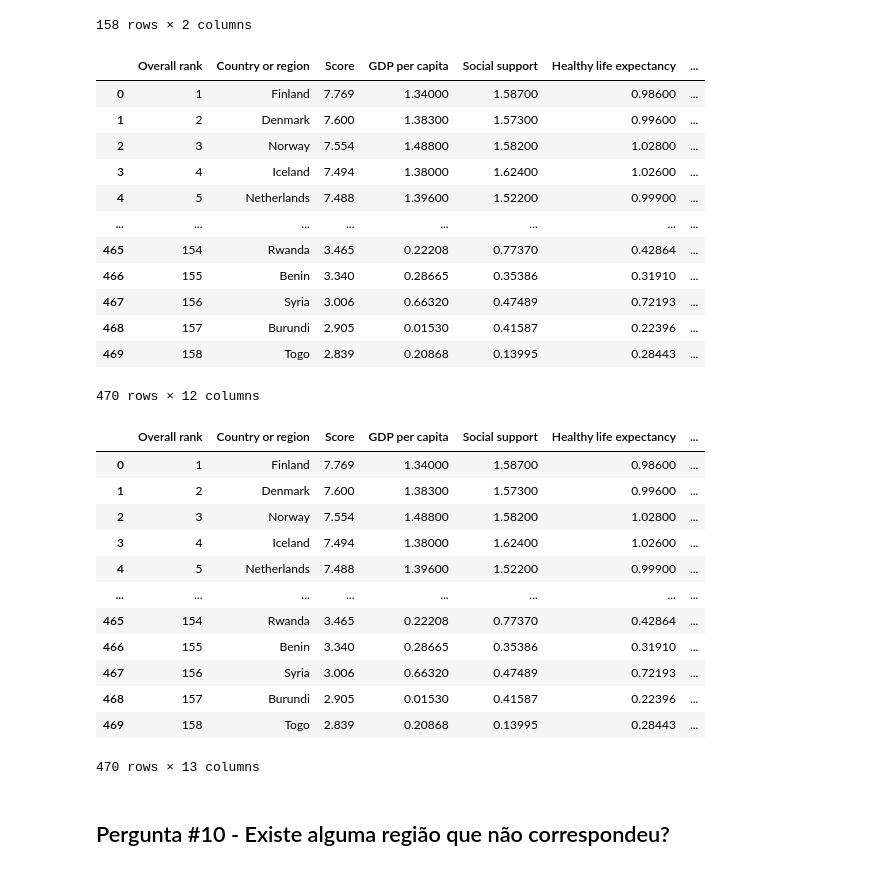
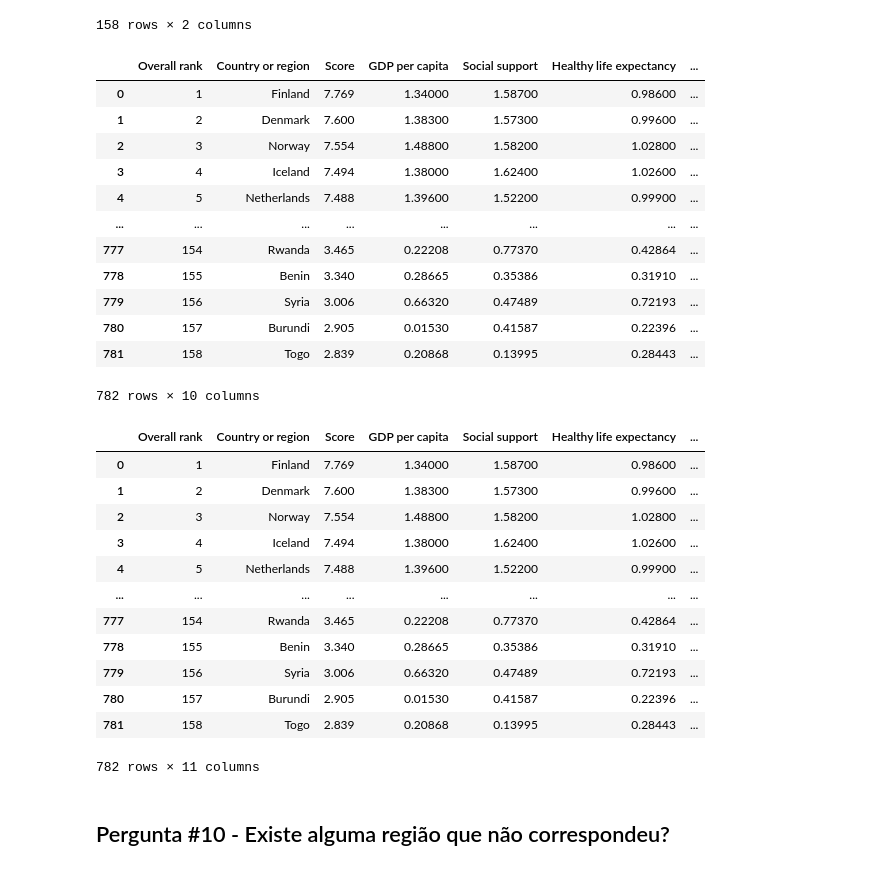
Before and after one commit to Gastaldl/Analise-do-Ranking-dos-Paises-Em-Felicidade, a Jupyter notebook: Projeto Pandas World Happiness Data.ipynb, the cells around one changed output. Cells and saved outputs as stored; diff of their text form; code cells hidden in the pictures.

```diff
--- a/Projeto Pandas World Happiness Data.ipynb
+++ b/Projeto Pandas World Happiness Data.ipynb
@@ -589,0 +680,3 @@ df_19_18_15
+# %%
+dfs["2017"].columns = colunas_novas_2017
+dfs["2017"].head(1)
@@ -589,0 +686,3 @@ df_19_18_15
+# %%
+df_principal = pd.concat([dfs["2019"], dfs["2018"], dfs["2017"], dfs["2016"], dfs["2015"]], ignore_index = True)
+df_principal
@@ -589,0 +703,3 @@ df_19_18_15
+# %%
+df_principal = df_principal.drop(columns=["Whisker.high", "Whisker.low", "Family", "Dystopia Residual", "Lower Confidence Interval", "Upper Confidence Interval", "Standard Error"])
+df_principal
@@ -608,21 +754,21 @@ map_regiao_df
 | 157 | Togo | Sub-Saharan Africa |
 158 rows × 2 columns
 # %%
-df_19_18_15 = df_19_18_15.drop(columns=["Region"])
+df_principal = df_principal.drop(columns=["Region"])
 # %%
-df_19_18_15
+df_principal
 # %% [output]
 |  | Overall rank | Country or region | Score | GDP per capita | Social support | Healthy life expectancy | ... |
 | 0 | 1 | Finland | 7.769 | 1.34000 | 1.58700 | 0.98600 | ... |
 | 1 | 2 | Denmark | 7.600 | 1.38300 | 1.57300 | 0.99600 | ... |
 | 2 | 3 | Norway | 7.554 | 1.48800 | 1.58200 | 1.02800 | ... |
 | 3 | 4 | Iceland | 7.494 | 1.38000 | 1.62400 | 1.02600 | ... |
 | 4 | 5 | Netherlands | 7.488 | 1.39600 | 1.52200 | 0.99900 | ... |
 | ... | ... | ... | ... | ... | ... | ... | ... |
-| 465 | 154 | Rwanda | 3.465 | 0.22208 | 0.77370 | 0.42864 | ... |
-| 466 | 155 | Benin | 3.340 | 0.28665 | 0.35386 | 0.31910 | ... |
-| 467 | 156 | Syria | 3.006 | 0.66320 | 0.47489 | 0.72193 | ... |
-| 468 | 157 | Burundi | 2.905 | 0.01530 | 0.41587 | 0.22396 | ... |
-| 469 | 158 | Togo | 2.839 | 0.20868 | 0.13995 | 0.28443 | ... |
+| 777 | 154 | Rwanda | 3.465 | 0.22208 | 0.77370 | 0.42864 | ... |
+| 778 | 155 | Benin | 3.340 | 0.28665 | 0.35386 | 0.31910 | ... |
+| 779 | 156 | Syria | 3.006 | 0.66320 | 0.47489 | 0.72193 | ... |
+| 780 | 157 | Burundi | 2.905 | 0.01530 | 0.41587 | 0.22396 | ... |
+| 781 | 158 | Togo | 2.839 | 0.20868 | 0.13995 | 0.28443 | ... |
-470 rows × 12 columns
+782 rows × 10 columns
 # %%
@@ -630,5 +776,5 @@ df_com_region = pd.merge(left = df_19_18_15, right = map_regiao_df, how = "left"
 # %%
-df_com_region
+df_principal
 # %% [output]
 |  | Overall rank | Country or region | Score | GDP per capita | Social support | Healthy life expectancy | ... |
 | 0 | 1 | Finland | 7.769 | 1.34000 | 1.58700 | 0.98600 | ... |
@@ -637,12 +783,12 @@ df_com_region
 | 3 | 4 | Iceland | 7.494 | 1.38000 | 1.62400 | 1.02600 | ... |
 | 4 | 5 | Netherlands | 7.488 | 1.39600 | 1.52200 | 0.99900 | ... |
 | ... | ... | ... | ... | ... | ... | ... | ... |
-| 465 | 154 | Rwanda | 3.465 | 0.22208 | 0.77370 | 0.42864 | ... |
-| 466 | 155 | Benin | 3.340 | 0.28665 | 0.35386 | 0.31910 | ... |
-| 467 | 156 | Syria | 3.006 | 0.66320 | 0.47489 | 0.72193 | ... |
-| 468 | 157 | Burundi | 2.905 | 0.01530 | 0.41587 | 0.22396 | ... |
-| 469 | 158 | Togo | 2.839 | 0.20868 | 0.13995 | 0.28443 | ... |
+| 777 | 154 | Rwanda | 3.465 | 0.22208 | 0.77370 | 0.42864 | ... |
+| 778 | 155 | Benin | 3.340 | 0.28665 | 0.35386 | 0.31910 | ... |
+| 779 | 156 | Syria | 3.006 | 0.66320 | 0.47489 | 0.72193 | ... |
+| 780 | 157 | Burundi | 2.905 | 0.01530 | 0.41587 | 0.22396 | ... |
+| 781 | 158 | Togo | 2.839 | 0.20868 | 0.13995 | 0.28443 | ... |
-470 rows × 13 columns
+782 rows × 11 columns
 # %% [markdown]
 ## Pergunta #10 - Existe alguma região que não correspondeu?
 # %%
```
Also changed, not shown: parts of 56 cells of this notebook.
